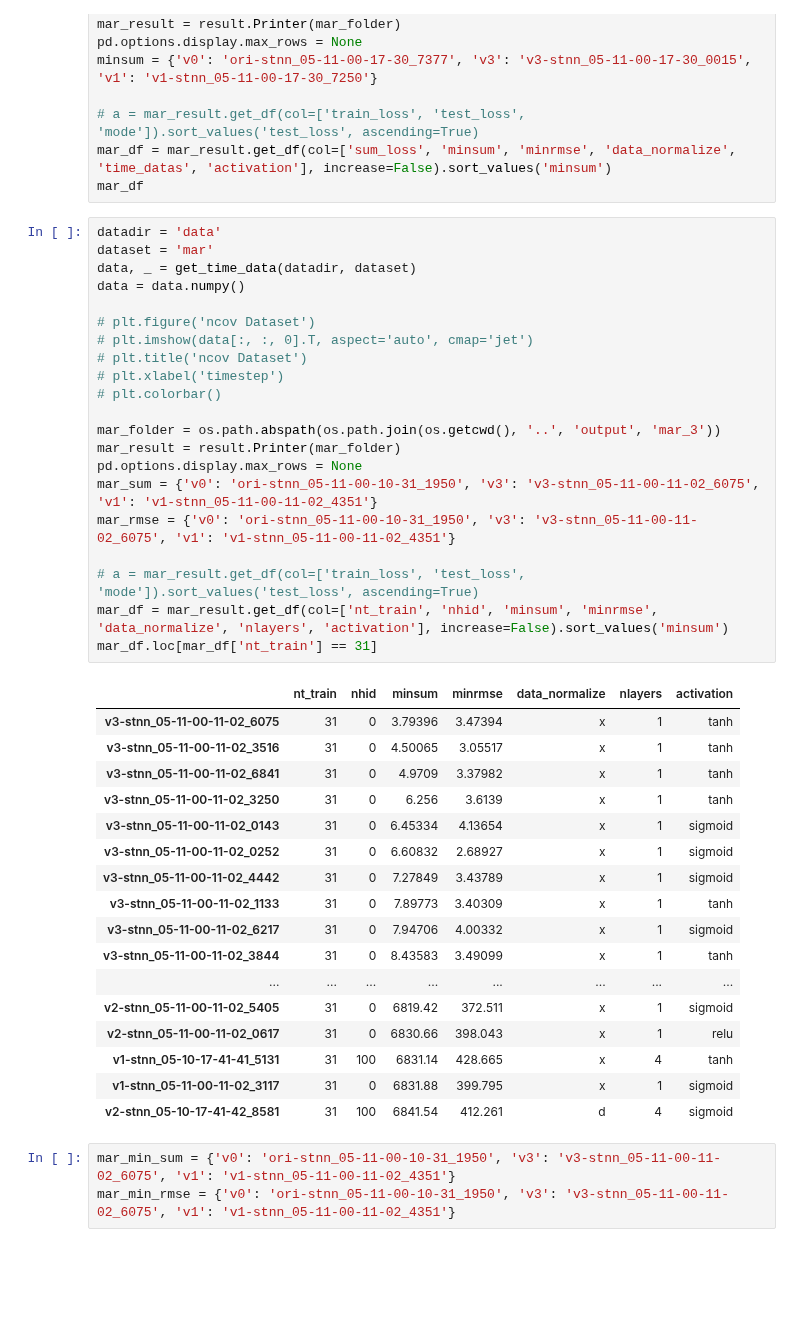
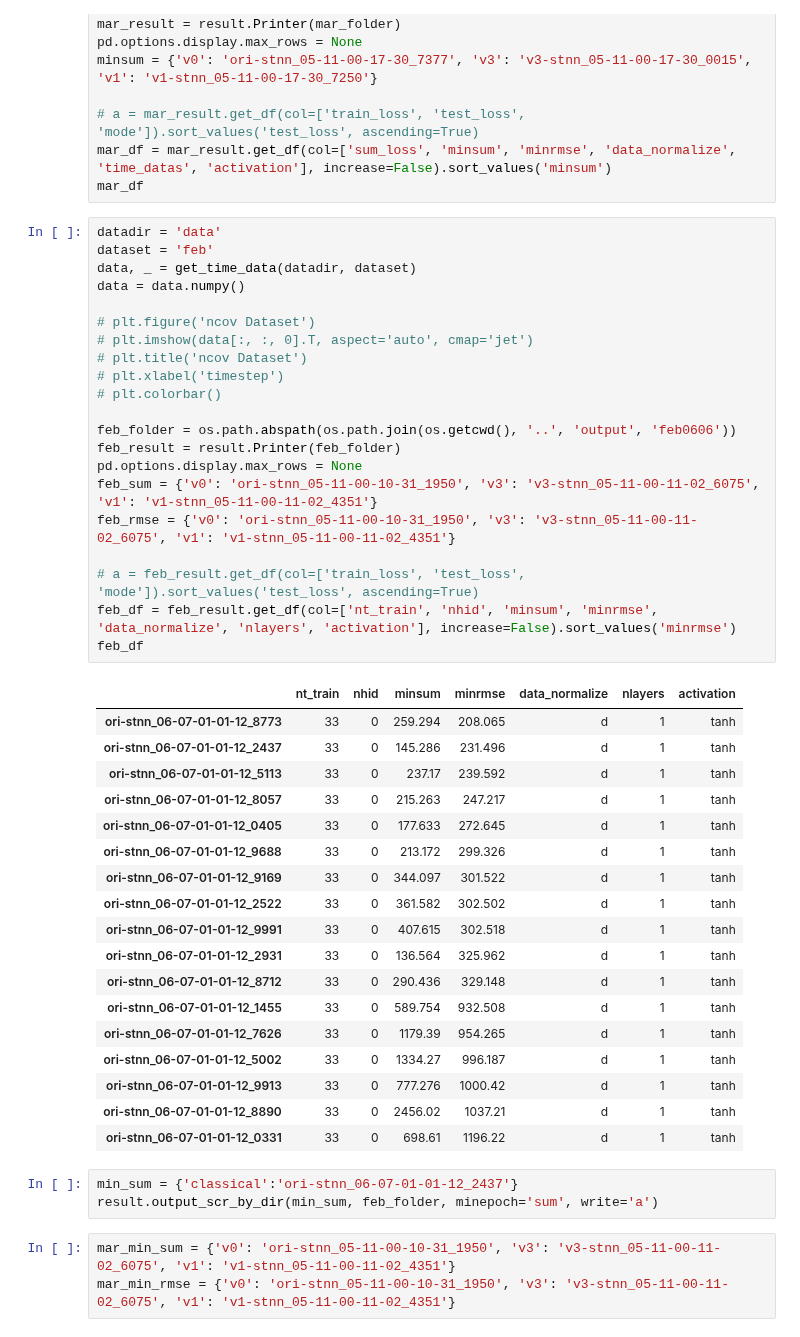
Before and after one commit to wtding1998/RNN_nCov, a Jupyter notebook: ncov_pred3.ipynb, the cells around one changed output. Saved outputs shown, nothing was run; the diff lists cells and outputs as text; blank space fills up the shorter version.

```diff
--- a/ncov_pred3.ipynb
+++ b/ncov_pred3.ipynb
@@ -379,43 +379,47 @@ mar_df = mar_result.get_df(col=['sum_loss', 'minsum', 'minrmse', 'data_normalize
 mar_df
 # %%
 datadir = 'data'
-dataset = 'mar'
+dataset = 'feb'
 data, _ = get_time_data(datadir, dataset)
 data = data.numpy()
 
 # plt.figure('ncov Dataset')
 # plt.imshow(data[:, :, 0].T, aspect='auto', cmap='jet')
 # plt.title('ncov Dataset')
 # plt.xlabel('timestep')
 # plt.colorbar()
 
-mar_folder = os.path.abspath(os.path.join(os.getcwd(), '..', 'output', 'mar_3'))
-mar_result = result.Printer(mar_folder)
+feb_folder = os.path.abspath(os.path.join(os.getcwd(), '..', 'output', 'feb0606'))
+feb_result = result.Printer(feb_folder)
 pd.options.display.max_rows = None
-mar_sum = {'v0': 'ori-stnn_05-11-00-10-31_1950', 'v3': 'v3-stnn_05-11-00-11-02_6075', 'v1': 'v1-stnn_05-11-00-11-02_4351'}
-mar_rmse = {'v0': 'ori-stnn_05-11-00-10-31_1950', 'v3': 'v3-stnn_05-11-00-11-02_6075', 'v1': 'v1-stnn_05-11-00-11-02_4351'}
+feb_sum = {'v0': 'ori-stnn_05-11-00-10-31_1950', 'v3': 'v3-stnn_05-11-00-11-02_6075', 'v1': 'v1-stnn_05-11-00-11-02_4351'}
+feb_rmse = {'v0': 'ori-stnn_05-11-00-10-31_1950', 'v3': 'v3-stnn_05-11-00-11-02_6075', 'v1': 'v1-stnn_05-11-00-11-02_4351'}
 
-# a = mar_result.get_df(col=['train_loss', 'test_loss', 'mode']).sort_values('test_loss', ascending=True)
-mar_df = mar_result.get_df(col=['nt_train', 'nhid', 'minsum', 'minrmse', 'data_normalize', 'nlayers', 'activation'], increase=False).sort_values('minsum')
-mar_df.loc[mar_df['nt_train'] == 31]
+# a = feb_result.get_df(col=['train_loss', 'test_loss', 'mode']).sort_values('test_loss', ascending=True)
+feb_df = feb_result.get_df(col=['nt_train', 'nhid', 'minsum', 'minrmse', 'data_normalize', 'nlayers', 'activation'], increase=False).sort_values('minrmse')
+feb_df
 # %% [output]
 |  | nt_train | nhid | minsum | minrmse | data_normalize | nlayers | activation |
-| v3-stnn_05-11-00-11-02_6075 | 31 | 0 | 3.79396 | 3.47394 | x | 1 | tanh |
-| v3-stnn_05-11-00-11-02_3516 | 31 | 0 | 4.50065 | 3.05517 | x | 1 | tanh |
-| v3-stnn_05-11-00-11-02_6841 | 31 | 0 | 4.9709 | 3.37982 | x | 1 | tanh |
-| v3-stnn_05-11-00-11-02_3250 | 31 | 0 | 6.256 | 3.6139 | x | 1 | tanh |
-| v3-stnn_05-11-00-11-02_0143 | 31 | 0 | 6.45334 | 4.13654 | x | 1 | sigmoid |
-| v3-stnn_05-11-00-11-02_0252 | 31 | 0 | 6.60832 | 2.68927 | x | 1 | sigmoid |
-| v3-stnn_05-11-00-11-02_4442 | 31 | 0 | 7.27849 | 3.43789 | x | 1 | sigmoid |
-| v3-stnn_05-11-00-11-02_1133 | 31 | 0 | 7.89773 | 3.40309 | x | 1 | tanh |
-| v3-stnn_05-11-00-11-02_6217 | 31 | 0 | 7.94706 | 4.00332 | x | 1 | sigmoid |
-| v3-stnn_05-11-00-11-02_3844 | 31 | 0 | 8.43583 | 3.49099 | x | 1 | tanh |
-| ... | ... | ... | ... | ... | ... | ... | ... |
-| v2-stnn_05-11-00-11-02_5405 | 31 | 0 | 6819.42 | 372.511 | x | 1 | sigmoid |
-| v2-stnn_05-11-00-11-02_0617 | 31 | 0 | 6830.66 | 398.043 | x | 1 | relu |
-| v1-stnn_05-10-17-41-41_5131 | 31 | 100 | 6831.14 | 428.665 | x | 4 | tanh |
-| v1-stnn_05-11-00-11-02_3117 | 31 | 0 | 6831.88 | 399.795 | x | 1 | sigmoid |
-| v2-stnn_05-10-17-41-42_8581 | 31 | 100 | 6841.54 | 412.261 | d | 4 | sigmoid |
+| ori-stnn_06-07-01-01-12_8773 | 33 | 0 | 259.294 | 208.065 | d | 1 | tanh |
+| ori-stnn_06-07-01-01-12_2437 | 33 | 0 | 145.286 | 231.496 | d | 1 | tanh |
+| ori-stnn_06-07-01-01-12_5113 | 33 | 0 | 237.17 | 239.592 | d | 1 | tanh |
+| ori-stnn_06-07-01-01-12_8057 | 33 | 0 | 215.263 | 247.217 | d | 1 | tanh |
+| ori-stnn_06-07-01-01-12_0405 | 33 | 0 | 177.633 | 272.645 | d | 1 | tanh |
+| ori-stnn_06-07-01-01-12_9688 | 33 | 0 | 213.172 | 299.326 | d | 1 | tanh |
+| ori-stnn_06-07-01-01-12_9169 | 33 | 0 | 344.097 | 301.522 | d | 1 | tanh |
+| ori-stnn_06-07-01-01-12_2522 | 33 | 0 | 361.582 | 302.502 | d | 1 | tanh |
+| ori-stnn_06-07-01-01-12_9991 | 33 | 0 | 407.615 | 302.518 | d | 1 | tanh |
+| ori-stnn_06-07-01-01-12_2931 | 33 | 0 | 136.564 | 325.962 | d | 1 | tanh |
+| ori-stnn_06-07-01-01-12_8712 | 33 | 0 | 290.436 | 329.148 | d | 1 | tanh |
+| ori-stnn_06-07-01-01-12_1455 | 33 | 0 | 589.754 | 932.508 | d | 1 | tanh |
+| ori-stnn_06-07-01-01-12_7626 | 33 | 0 | 1179.39 | 954.265 | d | 1 | tanh |
+| ori-stnn_06-07-01-01-12_5002 | 33 | 0 | 1334.27 | 996.187 | d | 1 | tanh |
+| ori-stnn_06-07-01-01-12_9913 | 33 | 0 | 777.276 | 1000.42 | d | 1 | tanh |
+| ori-stnn_06-07-01-01-12_8890 | 33 | 0 | 2456.02 | 1037.21 | d | 1 | tanh |
+| ori-stnn_06-07-01-01-12_0331 | 33 | 0 | 698.61 | 1196.22 | d | 1 | tanh |
+# %%
+min_sum = {'classical':'ori-stnn_06-07-01-01-12_2437'}
+result.output_scr_by_dir(min_sum, feb_folder, minepoch='sum', write='a')
 # %%
 mar_min_sum = {'v0': 'ori-stnn_05-11-00-10-31_1950', 'v3': 'v3-stnn_05-11-00-11-02_6075', 'v1': 'v1-stnn_05-11-00-11-02_4351'}
 mar_min_rmse = {'v0': 'ori-stnn_05-11-00-10-31_1950', 'v3': 'v3-stnn_05-11-00-11-02_6075', 'v1': 'v1-stnn_05-11-00-11-02_4351'}
```
Also changed, not shown: 5 other files.
